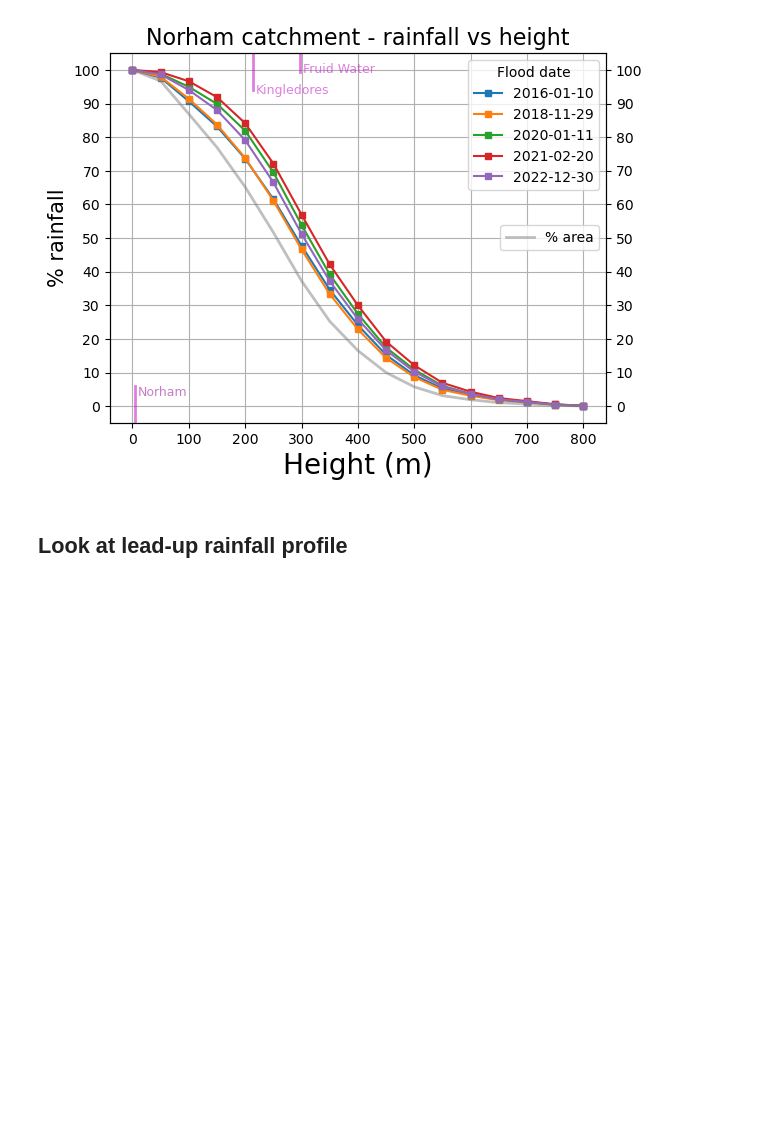
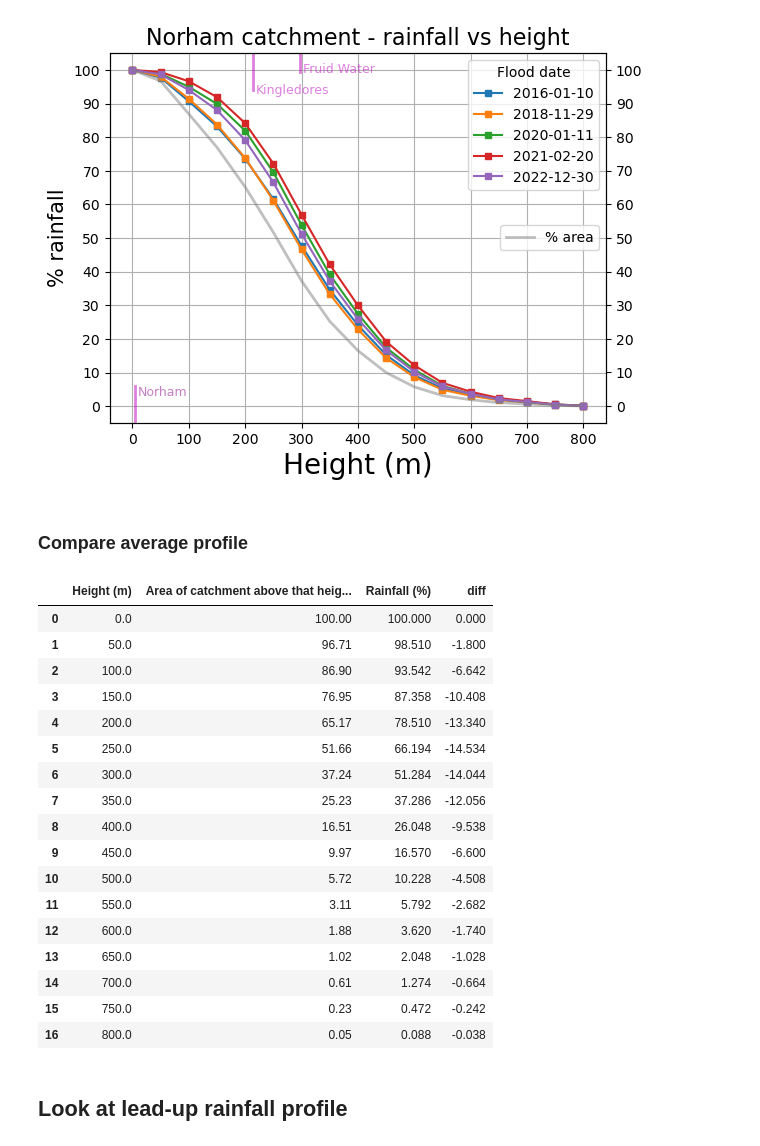
Before and after one commit to Thomasjkeel/FDRI-high-altitude-rainfall-and-floods, a Jupyter notebook: River Tweed/High_altitude_rainfall.ipynb, the cells around one changed output. Saved outputs shown, nothing was run; the diff lists cells and outputs as text; code cells hidden in the pictures; blank space fills up the shorter version.

Commit message:
update data and readme with actual results

```diff
--- a/River Tweed/High_altitude_rainfall.ipynb
+++ b/River Tweed/High_altitude_rainfall.ipynb
@@ -285,7 +285,7 @@ for flood_names in flood_data_dict.keys():
         pnt_above_thresh = (sum_region_rainfall(haduk_norham_mask_sum_prop_above_thresh)*100).data.round(2)
         all_pnt_above_thresh.append(pnt_above_thresh)
 
-        all_num_cells.append(calc_percentage_grid_cells_above_thresh(haduk_norham_mask_sum_prop, haduk_norham_mask_sum_prop_above_thresh))
+        all_num_cells.append(calc_percentage_grid_cells_above_thresh(haduk_norham_mask_sum_prop, haduk_norham_mask_sum_prop_above_thresh).data)
     # Plot
     ax.plot(height_thresholds/10, all_pnt_above_thresh, marker='s', markersize=4, label=f'{flood_date.strftime("%Y-%m-%d")}')
     ax.grid()
@@ -310,6 +310,64 @@ ax.set_title("Norham catchment - rainfall vs height", size=16)
 # %% [output]
 Text(0.5, 1.0, 'Norham catchment - rainfall vs height')
 [figure]
+# %%
+for flood_names in flood_data_dict.keys():
+    flood_to_examine = flood_data_dict[flood_names]
+    flood_date = flood_to_examine["date"]
+    haduk_data = flood_to_examine["data"]
+    haduk_norham_mask_sum_prop = run_prop_rainfall_analysis(region_shp=norham_shp,\
+                                                            flood_date=flood_date,\
+                                                            days_before_flood=days_before_flood,\
+                                                            haduk_data=haduk_data,\
+                                                            hght_data=tweed_hght)
+    all_pnt_above_thresh = []
+    all_num_cells = []
+    height_thresholds = np.arange(0, norham_hght.max()+100, 500)
+    for height_thresh in height_thresholds:
+        haduk_norham_mask_sum_prop_above_thresh = mask_region_rainfall_by_hght(haduk_norham_mask_sum_prop, norham_hght, threshold=height_thresh)
+        pnt_above_thresh = (sum_region_rainfall(haduk_norham_mask_sum_prop_above_thresh)*100).data.round(2)
+        all_pnt_above_thresh.append(pnt_above_thresh)
+        all_num_cells.append(calc_percentage_grid_cells_above_thresh(haduk_norham_mask_sum_prop, haduk_norham_mask_sum_prop_above_thresh).data)
+
+    height_vs_rainfall_df = pd.DataFrame([height_thresholds//10, np.round(all_num_cells, 2), all_pnt_above_thresh]).T
+    height_vs_rainfall_df.columns = ["Height (m)", "Area of catchment above that height (%)", "Rainfall (%)"]
+    height_vs_rainfall_df['diff'] = np.round(height_vs_rainfall_df['Area of catchment above that height (%)'] - height_vs_rainfall_df['Rainfall (%)'], 2)
+    # height_vs_rainfall_df.to_csv(f'Outputs/norham_{flood_date.strftime('%Y_%m_%d')}_height_vs_rainfall.csv', index=False)
+# %% [markdown]
+### Compare average profile
+# %%
+
+for ind, flood_names in enumerate(flood_data_dict.keys()):
+    flood_to_examine = flood_data_dict[flood_names]
+    flood_date = flood_to_examine["date"]
+    haduk_data = flood_to_examine["data"]
+    height_vs_rainfall_df = pd.read_csv(f'Outputs/norham_{flood_date.strftime('%Y_%m_%d')}_height_vs_rainfall.csv')
+
+    if ind == 0:
+        overall_height_vs_rainfall_df = height_vs_rainfall_df
+    else:
+        overall_height_vs_rainfall_df += height_vs_rainfall_df
+# %%
+overall_height_vs_rainfall_df/len(flood_data_dict)
+# %% [output]
+|  | Height (m) | Area of catchment above that heig... | Rainfall (%) | diff |
+| 0 | 0.0 | 100.00 | 100.000 | 0.000 |
+| 1 | 50.0 | 96.71 | 98.510 | -1.800 |
+| 2 | 100.0 | 86.90 | 93.542 | -6.642 |
+| 3 | 150.0 | 76.95 | 87.358 | -10.408 |
+| 4 | 200.0 | 65.17 | 78.510 | -13.340 |
+| 5 | 250.0 | 51.66 | 66.194 | -14.534 |
+| 6 | 300.0 | 37.24 | 51.284 | -14.044 |
+| 7 | 350.0 | 25.23 | 37.286 | -12.056 |
+| 8 | 400.0 | 16.51 | 26.048 | -9.538 |
+| 9 | 450.0 | 9.97 | 16.570 | -6.600 |
+| 10 | 500.0 | 5.72 | 10.228 | -4.508 |
+| 11 | 550.0 | 3.11 | 5.792 | -2.682 |
+| 12 | 600.0 | 1.88 | 3.620 | -1.740 |
+| 13 | 650.0 | 1.02 | 2.048 | -1.028 |
+| 14 | 700.0 | 0.61 | 1.274 | -0.664 |
+| 15 | 750.0 | 0.23 | 0.472 | -0.242 |
+| 16 | 800.0 | 0.05 | 0.088 | -0.038 |
 # %% [markdown]
 ## Look at lead-up rainfall profile
 # %%
```
Also changed, not shown: 12 other files.
